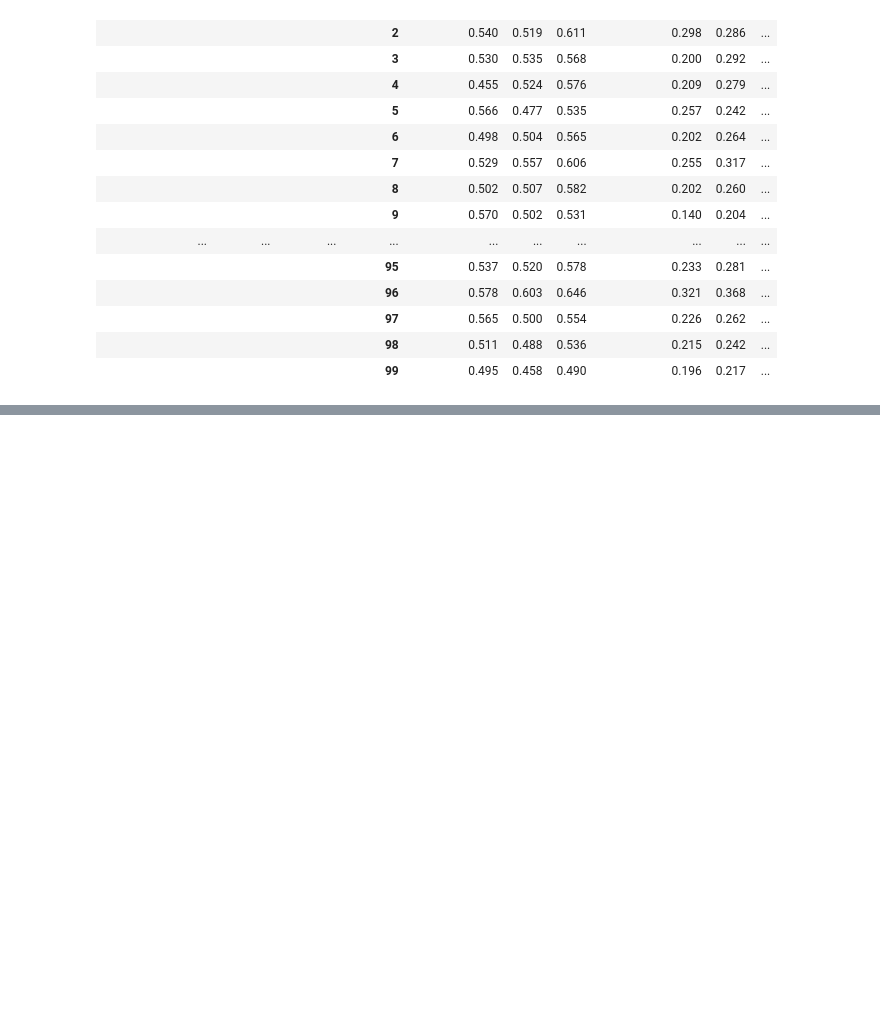
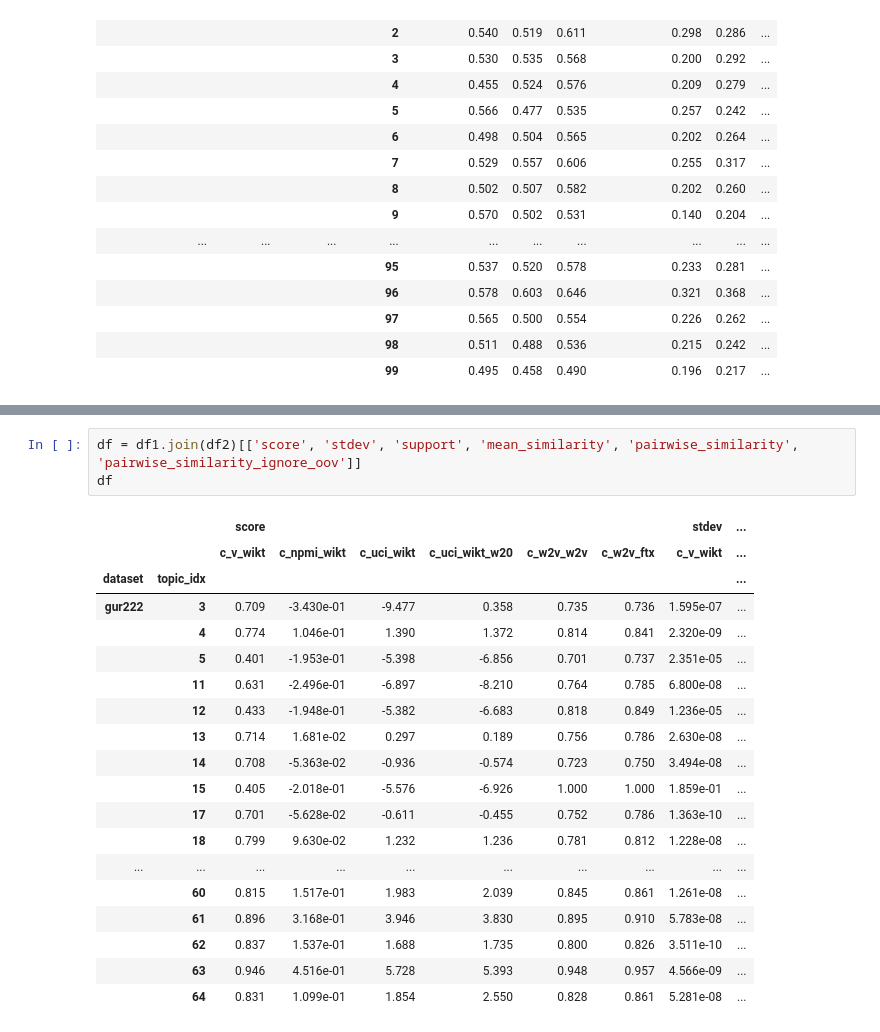
Before and after one commit to andifunke/topic-labeling, a Jupyter notebook: topic_reranking_vectorbased.ipynb, the cells around one changed output, grey strips where cells are left out. Drawn from its saved outputs; the diff is of its cells as text; blank space fills up the shorter version.

```diff
--- a/topic_reranking_vectorbased.ipynb
+++ b/topic_reranking_vectorbased.ipynb
@@ -544,0 +614,23 @@ dtype: float64
+# %%
+df = df1.join(df2)[['score', 'stdev', 'support', 'mean_similarity', 'pairwise_similarity', 'pairwise_similarity_ignore_oov']]
+df
+# %% [output]
+|  |  | score |  |  |  |  |  | stdev | ... |
+|  |  | c_v_wikt | c_npmi_wikt | c_uci_wikt | c_uci_wikt_w20 | c_w2v_w2v | c_w2v_ftx | c_v_wikt | ... |
+| dataset | topic_idx |  |  |  |  |  |  |  | ... |
+| gur222 | 3 | 0.709 | -3.430e-01 | -9.477 | 0.358 | 0.735 | 0.736 | 1.595e-07 | ... |
+|  | 4 | 0.774 | 1.046e-01 | 1.390 | 1.372 | 0.814 | 0.841 | 2.320e-09 | ... |
+|  | 5 | 0.401 | -1.953e-01 | -5.398 | -6.856 | 0.701 | 0.737 | 2.351e-05 | ... |
+|  | 11 | 0.631 | -2.496e-01 | -6.897 | -8.210 | 0.764 | 0.785 | 6.800e-08 | ... |
+|  | 12 | 0.433 | -1.948e-01 | -5.382 | -6.683 | 0.818 | 0.849 | 1.236e-05 | ... |
+|  | 13 | 0.714 | 1.681e-02 | 0.297 | 0.189 | 0.756 | 0.786 | 2.630e-08 | ... |
+|  | 14 | 0.708 | -5.363e-02 | -0.936 | -0.574 | 0.723 | 0.750 | 3.494e-08 | ... |
+|  | 15 | 0.405 | -2.018e-01 | -5.576 | -6.926 | 1.000 | 1.000 | 1.859e-01 | ... |
+|  | 17 | 0.701 | -5.628e-02 | -0.611 | -0.455 | 0.752 | 0.786 | 1.363e-10 | ... |
+|  | 18 | 0.799 | 9.630e-02 | 1.232 | 1.236 | 0.781 | 0.812 | 1.228e-08 | ... |
+| ... | ... | ... | ... | ... | ... | ... | ... | ... | ... |
+|  | 60 | 0.815 | 1.517e-01 | 1.983 | 2.039 | 0.845 | 0.861 | 1.261e-08 | ... |
+|  | 61 | 0.896 | 3.168e-01 | 3.946 | 3.830 | 0.895 | 0.910 | 5.783e-08 | ... |
+|  | 62 | 0.837 | 1.537e-01 | 1.688 | 1.735 | 0.800 | 0.826 | 3.511e-10 | ... |
+|  | 63 | 0.946 | 4.516e-01 | 5.728 | 5.393 | 0.948 | 0.957 | 4.566e-09 | ... |
+|  | 64 | 0.831 | 1.099e-01 | 1.854 | 2.550 | 0.828 | 0.861 | 5.281e-08 | ... |
```
Also changed, not shown: parts of 10 cells of this notebook, 5 other files.
